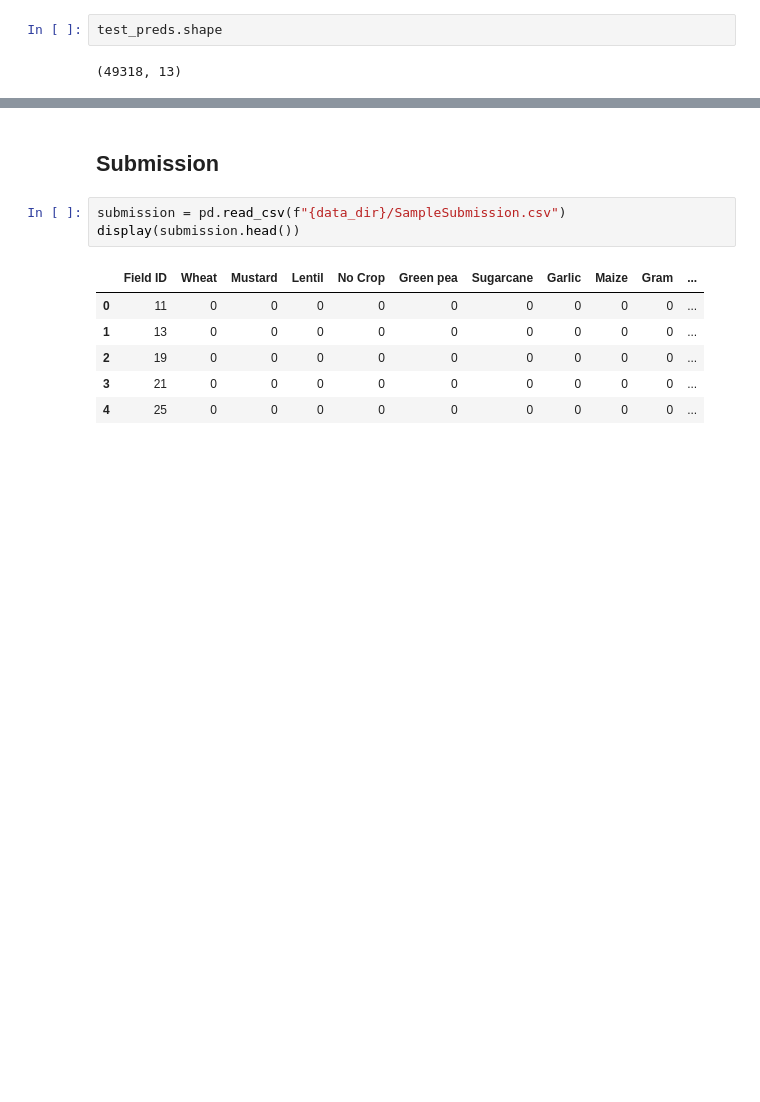
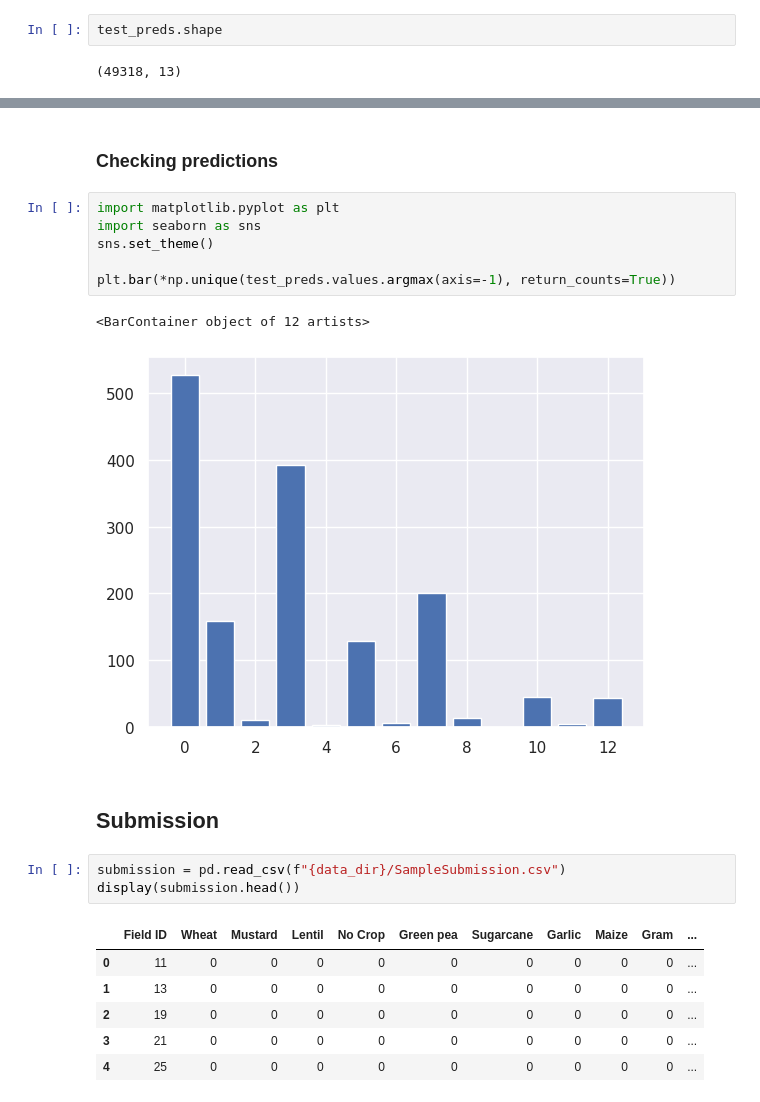
Before and after one commit to ArnolFokam/agrifieldnet-india-challenge, a Jupyter notebook: notebooks/baseline.ipynb, the cells around one changed output, grey strips where cells are left out. Saved outputs shown, nothing was run; the diff lists cells and outputs as text; blank space fills up the shorter version.

```diff
--- a/notebooks/baseline.ipynb
+++ b/notebooks/baseline.ipynb
@@ -587,3 +587,14 @@ display(test_preds.head())
+# %% [markdown]
+### Checking predictions
+# %%
+import matplotlib.pyplot as plt
+import seaborn as sns
+sns.set_theme()
+
+plt.bar(*np.unique(test_preds.values.argmax(axis=-1), return_counts=True))
+# %% [output]
+<BarContainer object of 12 artists>
+[figure, added]
 # %% [markdown]
 ## Submission
 # %%
```
Also changed, not shown: parts of 5 cells of this notebook.
